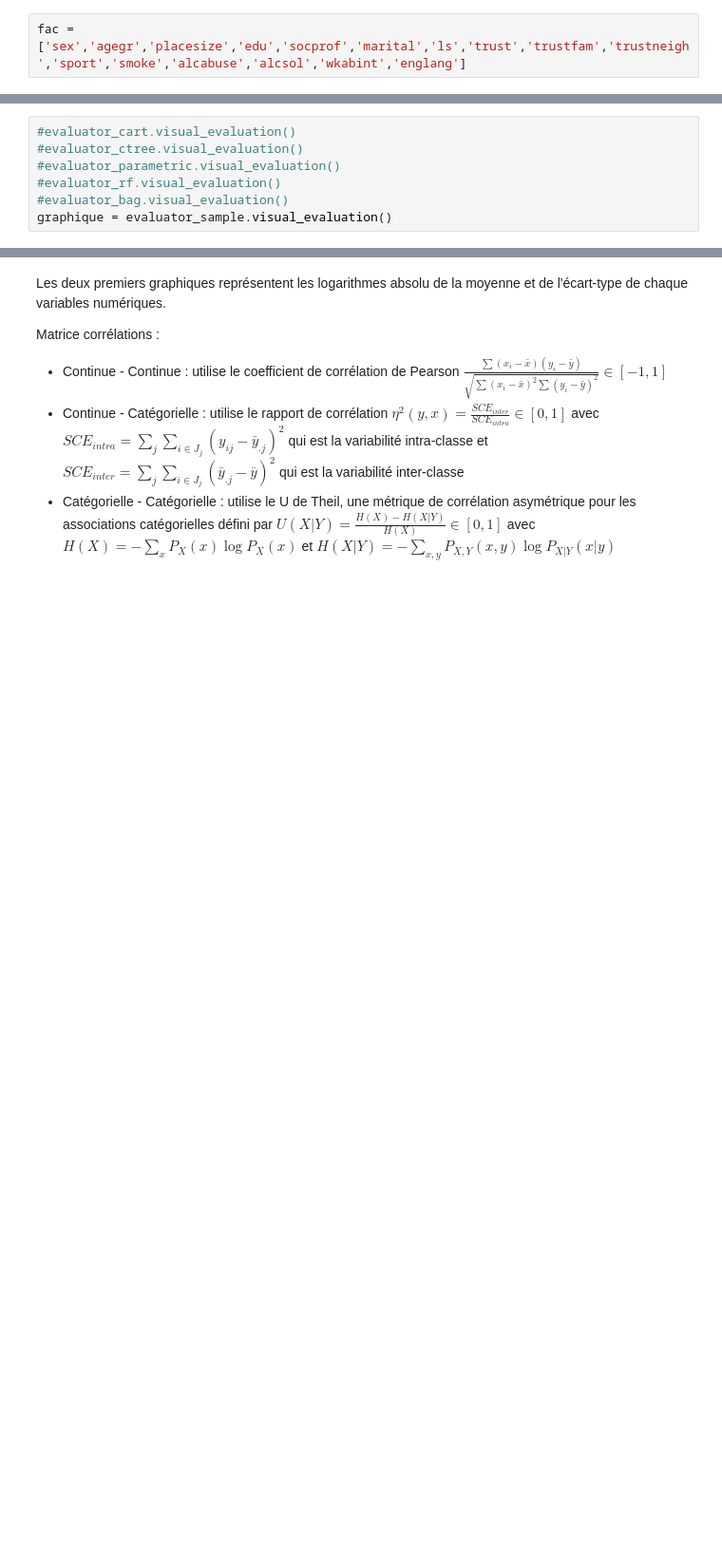
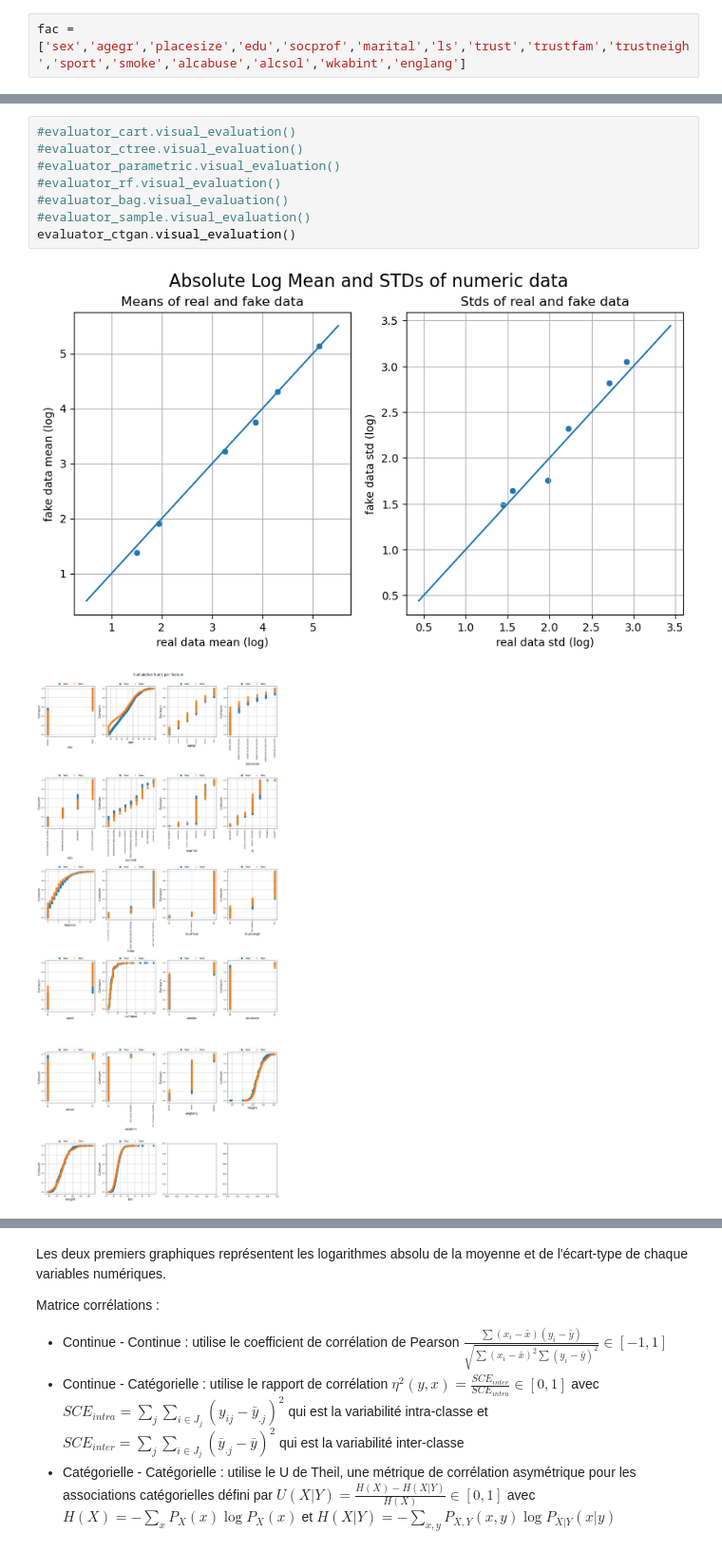
Before and after one commit to InseeFrLab/synthetic-data-sdc, a Jupyter notebook: TableEvaluator/Table_evaluator.ipynb, the cells around one changed output, grey strips where cells are left out. Shown at 95% size. Saved outputs shown, nothing was run; the diff lists cells and outputs as text; blank space fills up the shorter version.

```diff
--- a/TableEvaluator/Table_evaluator.ipynb
+++ b/TableEvaluator/Table_evaluator.ipynb
@@ -36,7 +103,11 @@ evaluator_sample = TableEvaluator(original, sample, cat_cols = fac)
 # %%
 #evaluator_cart.visual_evaluation()
 #evaluator_ctree.visual_evaluation()
 #evaluator_parametric.visual_evaluation()
 #evaluator_rf.visual_evaluation()
 #evaluator_bag.visual_evaluation()
-graphique = evaluator_sample.visual_evaluation()
+#evaluator_sample.visual_evaluation()
+evaluator_ctgan.visual_evaluation()
+# %% [output]
+[figure, added]
+[figure, added]
```
Also changed, not shown: parts of 6 cells of this notebook, 1 other file.
